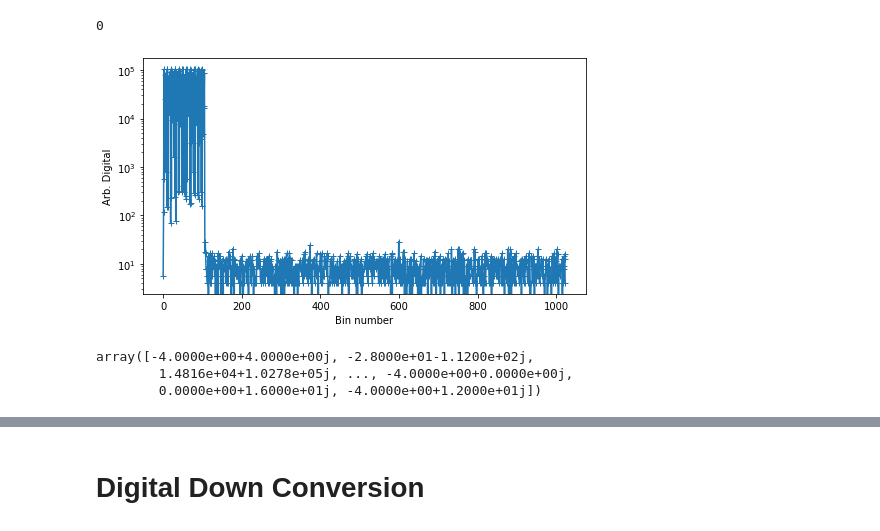
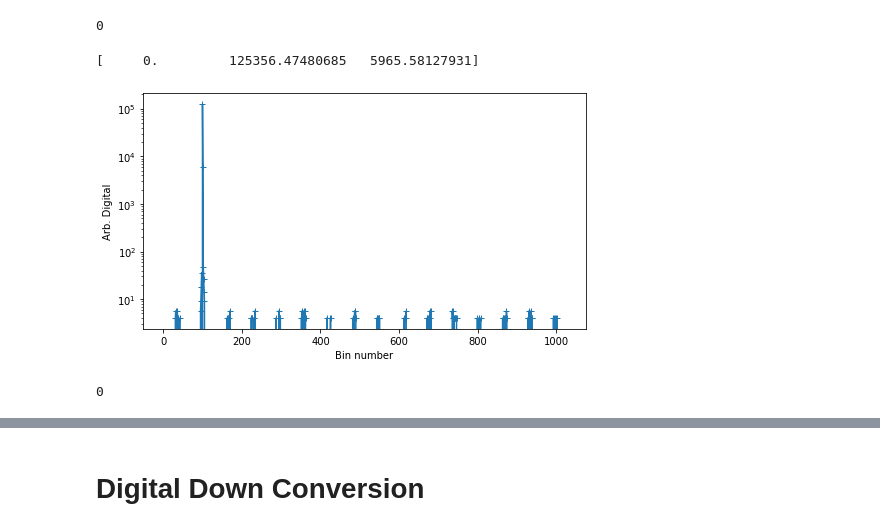
Before and after one commit to realtimeradio/umanc, a Jupyter notebook: souk/BLAST-Firmware-casperfpga.ipynb, the cells around one changed output, grey strips where cells are left out. Drawn from its saved outputs; the diff is of its cells as text; code cells hidden in the pictures.

```diff
--- a/souk/BLAST-Firmware-casperfpga.ipynb
+++ b/souk/BLAST-Firmware-casperfpga.ipynb
@@ -17,8 +17,8 @@ print("casperfpga version: %s" % casperfpga.__version__)
 # %% [output]
 casperfpga version: 0.4.4.dev1039+rfsoc.8a917ae
 # %%
-FPG = "/home/jackh/src/umanc/souk/blast_module_casperize/outputs/blast_module_casperize_2022-05-01_1437.fpg"
-ZCU111_HOST = "192.168.2.99"
+FPG = "/home/jackh/src/umanc/souk/blast_module_casperize/outputs/blast_module_casperize_2022-05-09_1213.fpg"
+ZCU111_HOST = "zcu111"
 LMKFILE = "122M88_PL_122M88_SYSREF_7M68_clk5_12M8.txt"
 LMXFILE = "LMX_REF_122M88_OUT_245M76.txt"
 ADC_SAMPLE_RATE_MHZ = 3932.16
@@ -427,43 +468,40 @@ print(b-a)
 # %% [output]
 0
 # %%
-fpga.write_int('fft_shift', 0b111)
-fpga.write_int('sync', 0)
-fpga.write_int('sync', 1)
-fpga.write_int('sync', 0)
+sync()
 
 #SPECpfb = np.fft.fftshift(get_pfb_data()[0:NFFT])
 SPECpfb = get_pfb_data()[0:NFFT]
 
 mag = abs(SPECpfb)
+print(mag[99:102])
 
 spec_freqs = np.fft.fftfreq(len(SPECpfb),1/(ADC_SAMPLE_RATE_MHZ / ADC_DECIMATION))
 plt.figure(figsize=(7,4))
 #plt.title(r"$f_s=2048MHZ, N_{bins}=512$"+"(7 tones, external hardware loopback)")
 plt.ylabel("Arb. Digital")
 #plt.plot(mag)
 shift = False
 if shift:
     plt.semilogy(np.fft.fftshift(spec_freqs), np.fft.fftshift(mag),"-+",label='PFB mag')
     plt.xlabel("Frequency (MHz)")
 else:
     plt.semilogy(mag,"-+",label='PFB mag')
     plt.xlabel("Bin number");
 
-#plt.xlim(758,778)
+#plt.xlim(0,20)
 #plt.plot(Qpfb_f,"-+",label='Q')
 #plt.legend()
 plt.tight_layout()
 #plt.savefig("pfb_snap.pdf")
 plt.show()
 # %% [output]
+[     0.         125356.47480685   5965.58127931]
-[figure, old version]
+[figure, new version]
-# %%
-SPECpfb
-# %% [output]
-array([-4.0000e+00+4.0000e+00j, -2.8000e+01-1.1200e+02j,
-        1.4816e+04+1.0278e+05j, ..., -4.0000e+00+0.0000e+00j,
-        0.0000e+00+1.6000e+01j, -4.0000e+00+1.2000e+01j])
+# %%
+fpga.read_uint('accum_rst')
+# %% [output]
+0
 # %%
 plt.figure(figsize=(8,5))
 M=30
```
Also changed, not shown: parts of 18 cells of this notebook.
